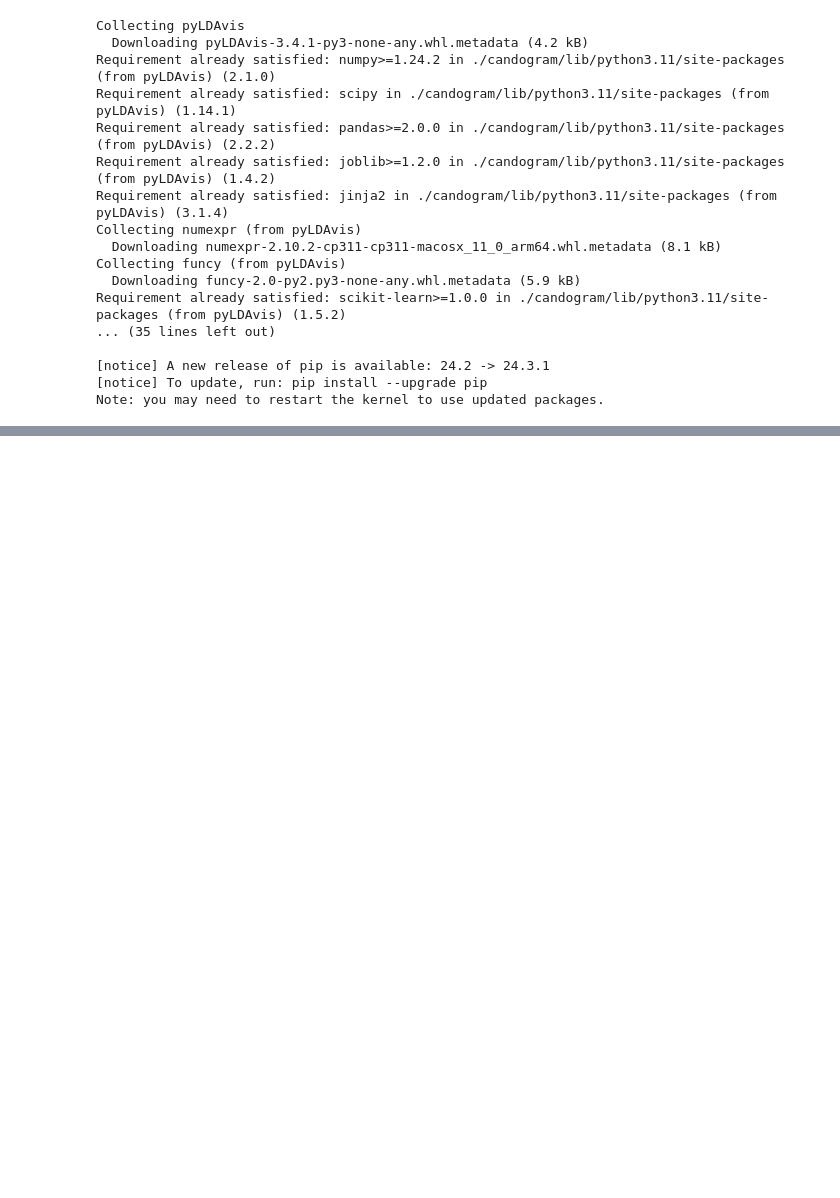
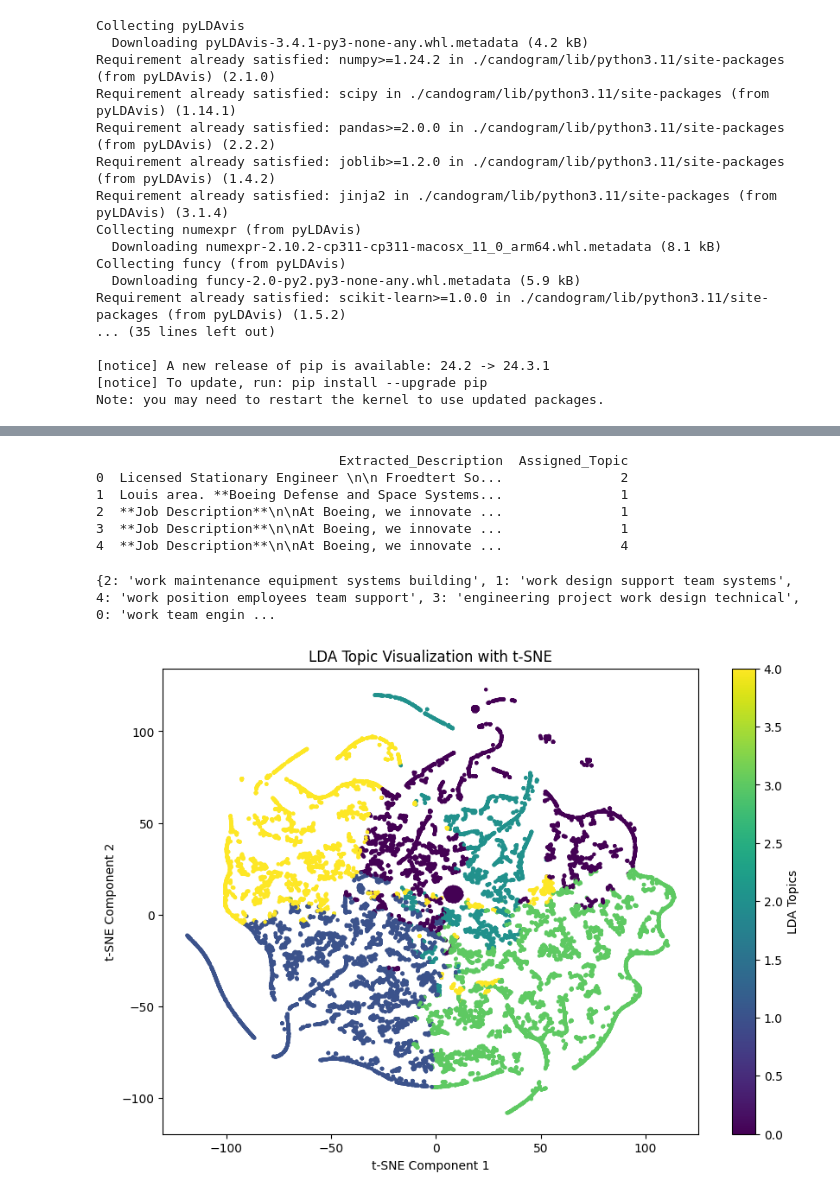
Before and after one commit to Candogram-Break-Through-Tech-AI/Job-Title-Generalization, a Jupyter notebook: JobClustering.ipynb, the cells around one changed output, grey strips where cells are left out. Cells and saved outputs as stored; diff of their text form; code cells hidden in the pictures; blank space fills up the shorter version.

Commit message:
LDA Clustering

```diff
--- a/JobClustering.ipynb
+++ b/JobClustering.ipynb
@@ -550,0 +538,16 @@ Note: you may need to restart the kernel to use updated packages.
+# %%
+# Get topic distribution for each job description
+topic_distributions = lda_model.transform(X_count)
+
+# Assign the topic with the highest probability
+df['Assigned_Topic'] = topic_distributions.argmax(axis=1)
+
+# Print sample rows to verify
+print(df[['Extracted_Description', 'Assigned_Topic']].head())
+# %% [output]
+                               Extracted_Description  Assigned_Topic
+0  Licensed Stationary Engineer \n\n Froedtert So...               2
+1  Louis area. **Boeing Defense and Space Systems...               1
+2  **Job Description**\n\nAt Boeing, we innovate ...               1
+3  **Job Description**\n\nAt Boeing, we innovate ...               1
+4  **Job Description**\n\nAt Boeing, we innovate ...               4
@@ -550,0 +567,40 @@ Note: you may need to restart the kernel to use updated packages.
+# %%
+from collections import Counter
+
+def suggest_lda_titles(df, text_column, topic_column, n_words=5):
+    cluster_titles = {}
+    for topic in df[topic_column].unique():
+        topic_texts = df[df[topic_column] == topic][text_column]
+        words = ' '.join(topic_texts).lower().split()
+        word_counts = Counter(word for word in words if word not in stop_words and len(word) > 3)
+        top_words = [word for word, _ in word_counts.most_common(n_words)]
+        cluster_titles[topic] = ' '.join(top_words)
+    return cluster_titles
+
+# Generate titles for each LDA topic
+lda_titles = suggest_lda_titles(df, 'Extracted_Description', 'Assigned_Topic')
+
+# Add to dataframe
+df['Suggested_LDA_Title'] = df['Assigned_Topic'].map(lda_titles)
+
+# Print suggested titles
+print(lda_titles)
+# %% [output]
+{2: 'work maintenance equipment systems building', 1: 'work design support team systems', 4: 'work position employees team support', 3: 'engineering project work design technical', 0: 'work team engin ...
+# %%
+from sklearn.manifold import TSNE
+import matplotlib.pyplot as plt
+
+# Reduce dimensionality of the topic distributions for visualization
+tsne = TSNE(n_components=2, random_state=0)
+reduced_topics = tsne.fit_transform(topic_distributions)
+
+plt.figure(figsize=(10, 7))
+plt.scatter(reduced_topics[:, 0], reduced_topics[:, 1], c=df['Assigned_Topic'], cmap='viridis', s=5)
+plt.colorbar(label='LDA Topics')
+plt.title("LDA Topic Visualization with t-SNE")
+plt.xlabel("t-SNE Component 1")
+plt.ylabel("t-SNE Component 2")
+plt.show()
+# %% [output]
+[figure, added]
```
Also changed, not shown: parts of 8 cells of this notebook, 1 other file.
